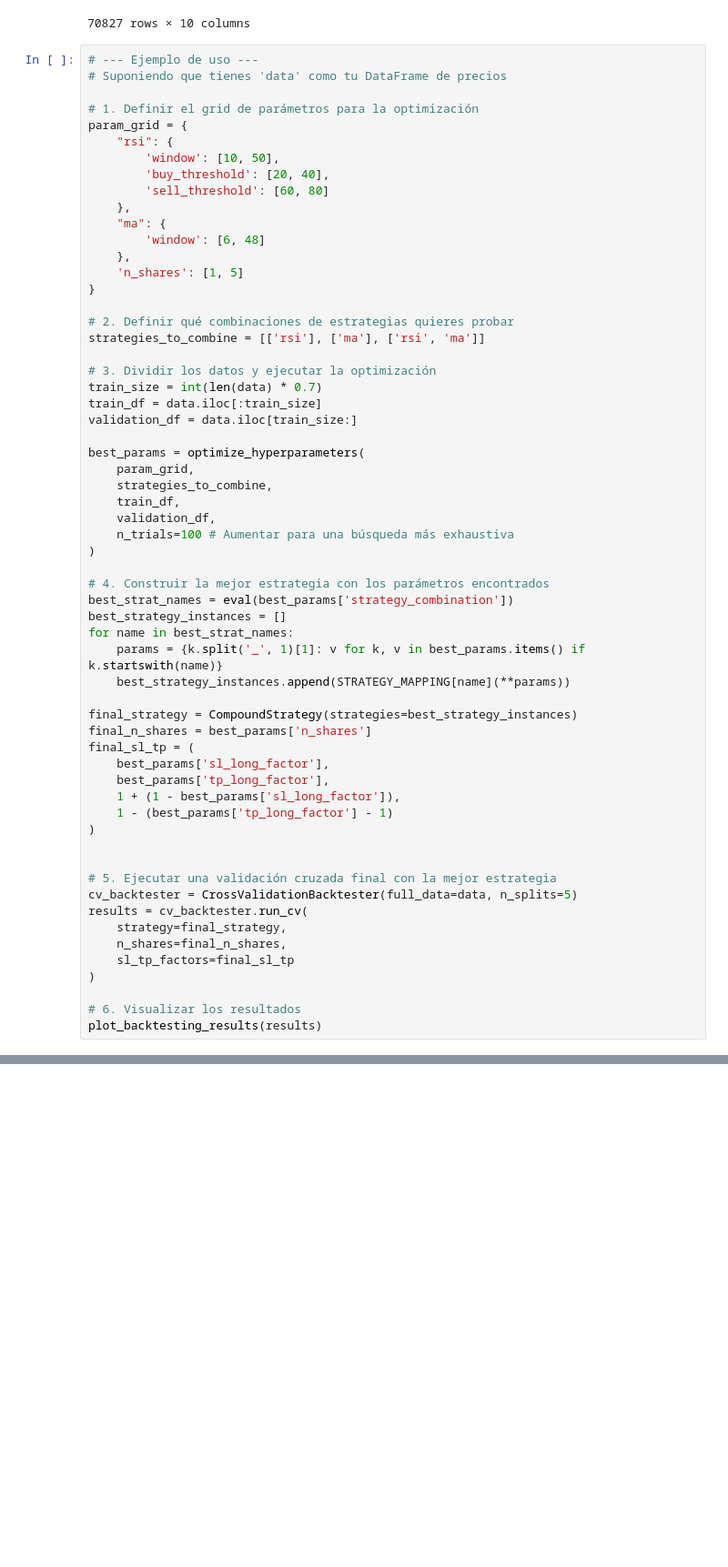
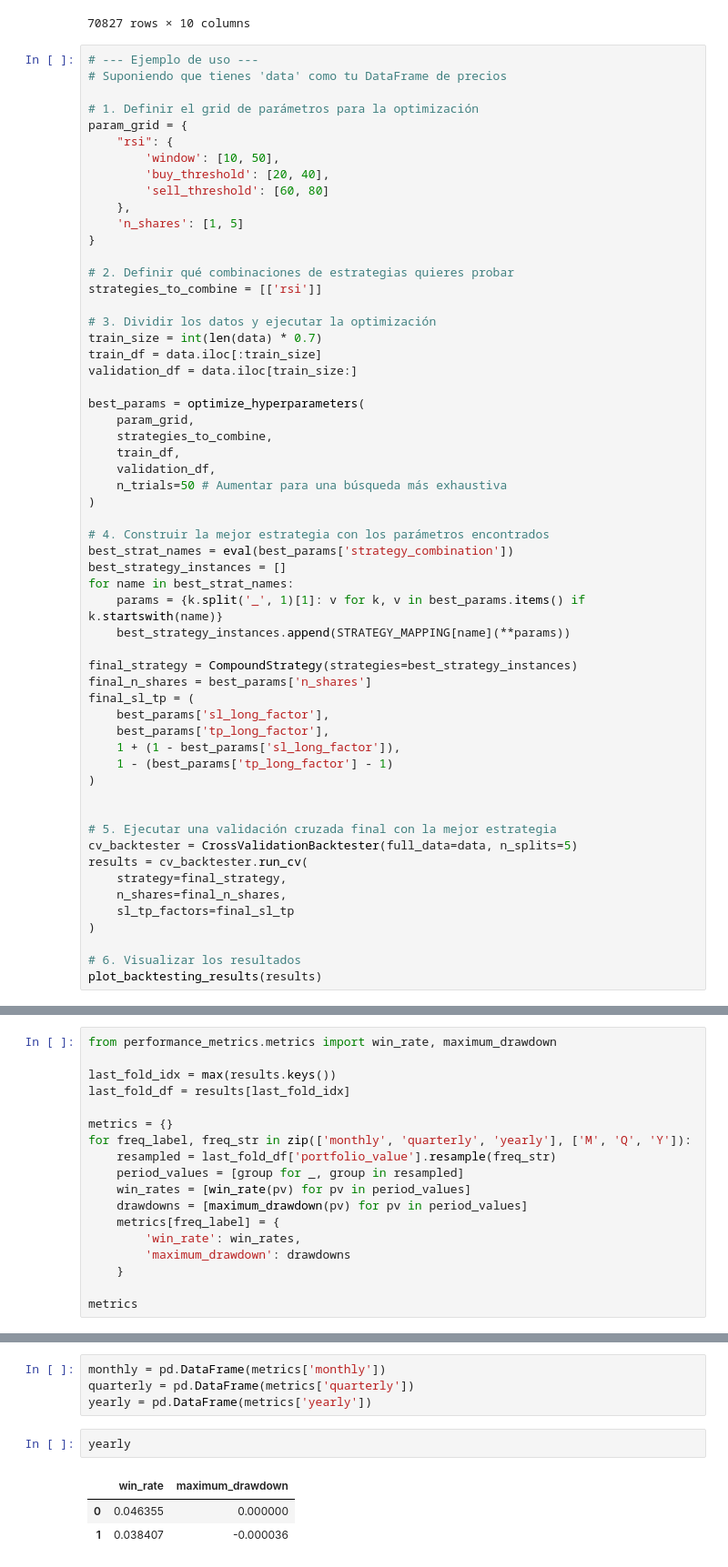
Before and after one commit to hectorfalomir/sst_iteso, a Jupyter notebook: test.ipynb, the cells around one changed output, grey strips where cells are left out. Shown: that part at 91% size. Drawn from its saved outputs; the diff is of its cells as text; blank space fills up the shorter version.

```diff
--- a/test.ipynb
+++ b/test.ipynb
@@ -40,14 +40,11 @@ param_grid = {
         'buy_threshold': [20, 40],
         'sell_threshold': [60, 80]
     },
-    "ma": {
-        'window': [6, 48]
-    },
     'n_shares': [1, 5]
 }
 
 # 2. Definir qué combinaciones de estrategias quieres probar
-strategies_to_combine = [['rsi'], ['ma'], ['rsi', 'ma']]
+strategies_to_combine = [['rsi']]
 
 # 3. Dividir los datos y ejecutar la optimización
 train_size = int(len(data) * 0.7)
@@ -59,7 +56,7 @@ best_params = optimize_hyperparameters(
     strategies_to_combine,
     train_df,
     validation_df,
-    n_trials=100 # Aumentar para una búsqueda más exhaustiva
+    n_trials=50 # Aumentar para una búsqueda más exhaustiva
 )
 
 # 4. Construir la mejor estrategia con los parámetros encontrados
@@ -113,3 +110,21 @@ Ejecutando Fold 2/5...
 Ejecutando Fold 3/5...
 Ejecutando Fold 4/5...
 Ejecutando Fold 5/5...
+# %%
+from performance_metrics.metrics import win_rate, maximum_drawdown
+
+last_fold_idx = max(results.keys())
+last_fold_df = results[last_fold_idx]
+
+metrics = {}
+for freq_label, freq_str in zip(['monthly', 'quarterly', 'yearly'], ['M', 'Q', 'Y']):
+    resampled = last_fold_df['portfolio_value'].resample(freq_str)
+    period_values = [group for _, group in resampled]
+    win_rates = [win_rate(pv) for pv in period_values]
+    drawdowns = [maximum_drawdown(pv) for pv in period_values]
+    metrics[freq_label] = {
+        'win_rate': win_rates,
+        'maximum_drawdown': drawdowns
+    }
+
+metrics
@@ -115,0 +149,10 @@ Ejecutando Fold 5/5...
+# %%
+monthly = pd.DataFrame(metrics['monthly'])
+quarterly = pd.DataFrame(metrics['quarterly'])
+yearly = pd.DataFrame(metrics['yearly'])
+# %%
+yearly
+# %% [output]
+|  | win_rate | maximum_drawdown |
+| 0 | 0.046355 | 0.000000 |
+| 1 | 0.038407 | -0.000036 |
```
Also changed, not shown: parts of 2 cells of this notebook, 3 other files.
